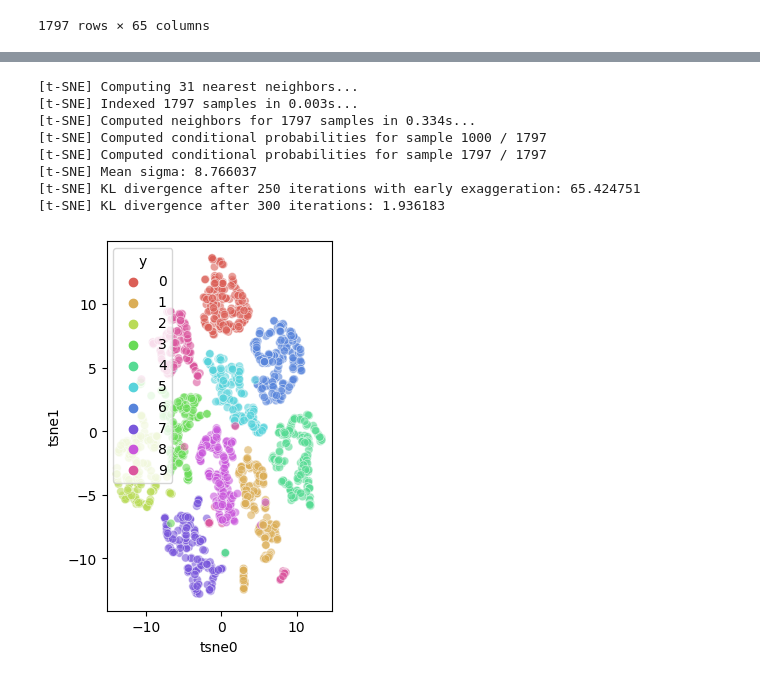
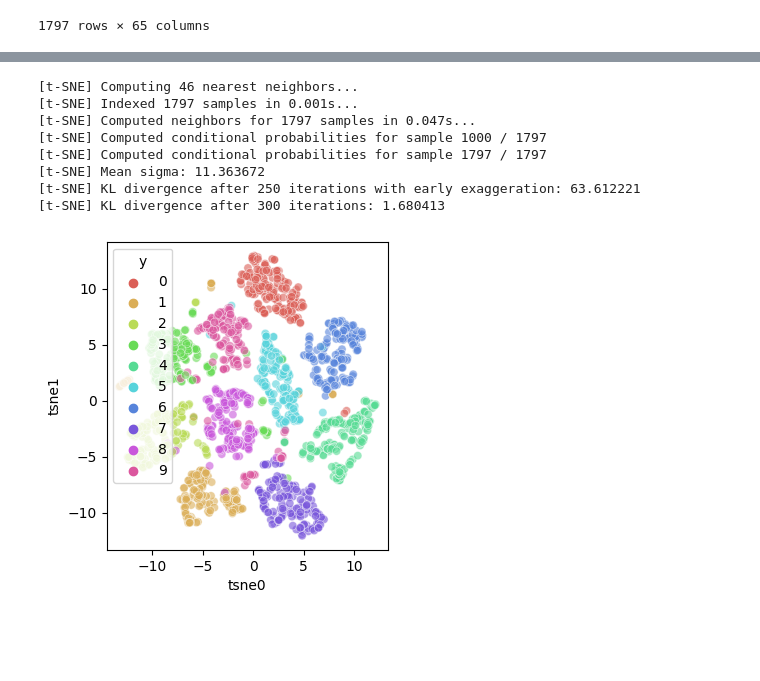
Before and after one commit to ImGilbes/data-visualization, a Jupyter notebook: dim_red_examples.ipynb, the cells around one changed output, grey strips where cells are left out. Drawn from its saved outputs; the diff is of its cells as text; code cells hidden in the pictures; blank space fills up the shorter version.

```diff
--- a/dim_red_examples.ipynb
+++ b/dim_red_examples.ipynb
@@ -112,30 +171,30 @@ plt.show()
-# %%
-tsne_result = TSNE(n_components=2, verbose=1, perplexity=10, n_iter=300).fit_transform(df_data)
-df['tsne0'] = tsne_result[:,0]
-df['tsne1'] = tsne_result[:,1]
-
-plt.figure(figsize=(8, 4))
-
-ax1 = plt.subplot(1, 2, 1)
-sns.scatterplot(
-    x="tsne0", y="tsne1",
-    hue="y",
-    palette=sns.color_palette("hls", 10),
-    data=df,
-    legend="full",
-    alpha=0.6,
-    ax=ax1
-)
-
-
-plt.show()
-# %% [output]
-[t-SNE] Computing 31 nearest neighbors...
-[t-SNE] Indexed 1797 samples in 0.003s...
-[t-SNE] Computed neighbors for 1797 samples in 0.334s...
-[t-SNE] Computed conditional probabilities for sample 1000 / 1797
-[t-SNE] Computed conditional probabilities for sample 1797 / 1797
-[t-SNE] Mean sigma: 8.766037
-[t-SNE] KL divergence after 250 iterations with early exaggeration: 65.424751
-[t-SNE] KL divergence after 300 iterations: 1.936183
-[figure, removed]
+# %%
+tsne_result = TSNE(n_components=2, verbose=1, perplexity=15, n_iter=300).fit_transform(df_data)
+df['tsne0'] = tsne_result[:,0]
+df['tsne1'] = tsne_result[:,1]
+
+plt.figure(figsize=(8, 4))
+
+ax1 = plt.subplot(1, 2, 1)
+sns.scatterplot(
+    x="tsne0", y="tsne1",
+    hue="y",
+    palette=sns.color_palette("hls", 10),
+    data=df,
+    legend="full",
+    alpha=0.6,
+    ax=ax1
+)
+
+
+plt.show()
+# %% [output]
+[t-SNE] Computing 46 nearest neighbors...
+[t-SNE] Indexed 1797 samples in 0.001s...
+[t-SNE] Computed neighbors for 1797 samples in 0.047s...
+[t-SNE] Computed conditional probabilities for sample 1000 / 1797
+[t-SNE] Computed conditional probabilities for sample 1797 / 1797
+[t-SNE] Mean sigma: 11.363672
+[t-SNE] KL divergence after 250 iterations with early exaggeration: 63.612221
+[t-SNE] KL divergence after 300 iterations: 1.680413
+[figure, added]
```
Also changed, not shown: parts of 8 cells of this notebook.
